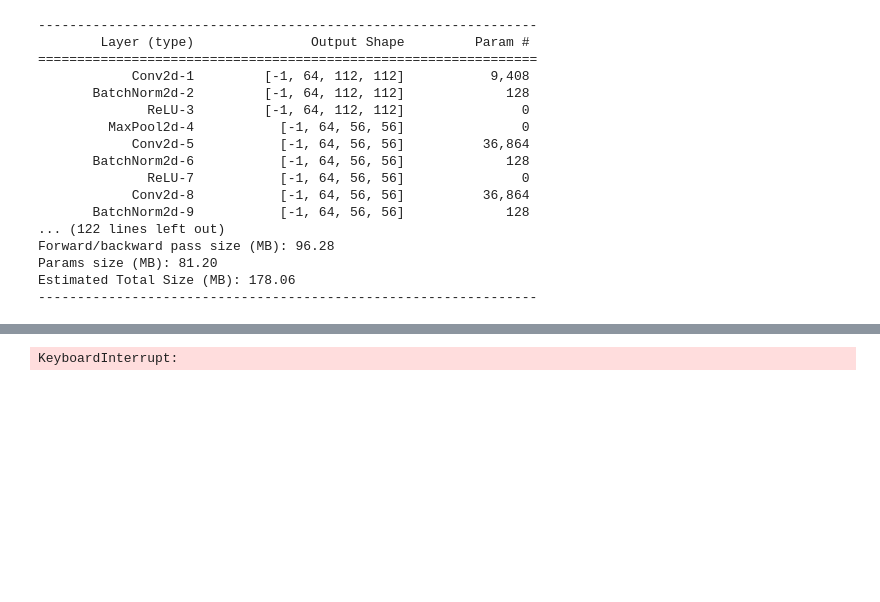
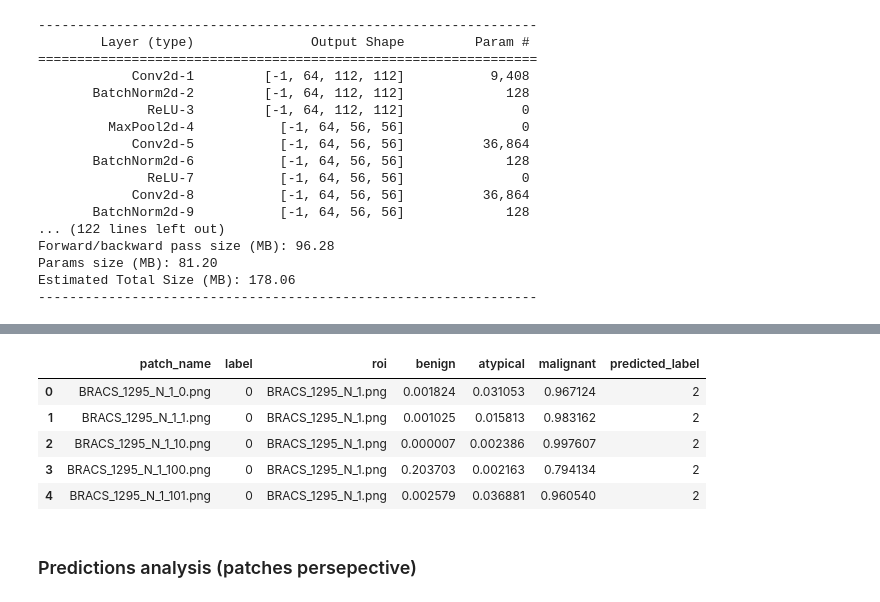
Before and after one commit to Devnetly/Breast-Cancer-Classification, a Jupyter notebook: notebooks/evaluation/resnet18.ipynb, the cells around one changed output, grey strips where cells are left out. Saved outputs shown, nothing was run; the diff lists cells and outputs as text; code cells hidden in the pictures; blank space fills up the shorter version.

```diff
--- a/notebooks/evaluation/resnet18.ipynb
+++ b/notebooks/evaluation/resnet18.ipynb
@@ -109,4 +141,2 @@ def predict(
 # %%
-y_hat = predict(model, loader)
+paths,y_hat,y = predict(model, loader)
-# %% [output]
-KeyboardInterrupt:
@@ -112,0 +166,11 @@ KeyboardInterrupt:
+# %%
+df.head()
+# %% [output]
+|  | patch_name | label | roi | benign | atypical | malignant | predicted_label |
+| 0 | BRACS_1295_N_1_0.png | 0 | BRACS_1295_N_1.png | 0.001824 | 0.031053 | 0.967124 | 2 |
+| 1 | BRACS_1295_N_1_1.png | 0 | BRACS_1295_N_1.png | 0.001025 | 0.015813 | 0.983162 | 2 |
+| 2 | BRACS_1295_N_1_10.png | 0 | BRACS_1295_N_1.png | 0.000007 | 0.002386 | 0.997607 | 2 |
+| 3 | BRACS_1295_N_1_100.png | 0 | BRACS_1295_N_1.png | 0.203703 | 0.002163 | 0.794134 | 2 |
+| 4 | BRACS_1295_N_1_101.png | 0 | BRACS_1295_N_1.png | 0.002579 | 0.036881 | 0.960540 | 2 |
+# %% [markdown]
+### Predictions analysis (patches persepective)
```
Also changed, not shown: parts of 31 cells of this notebook, 3 other files.
